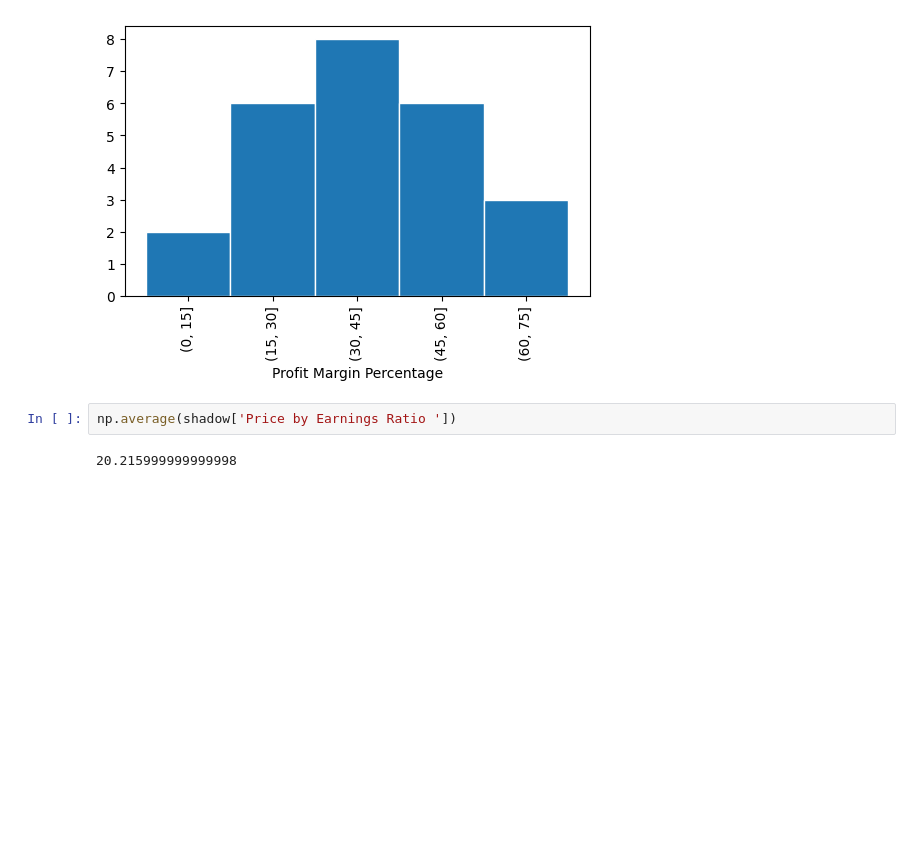
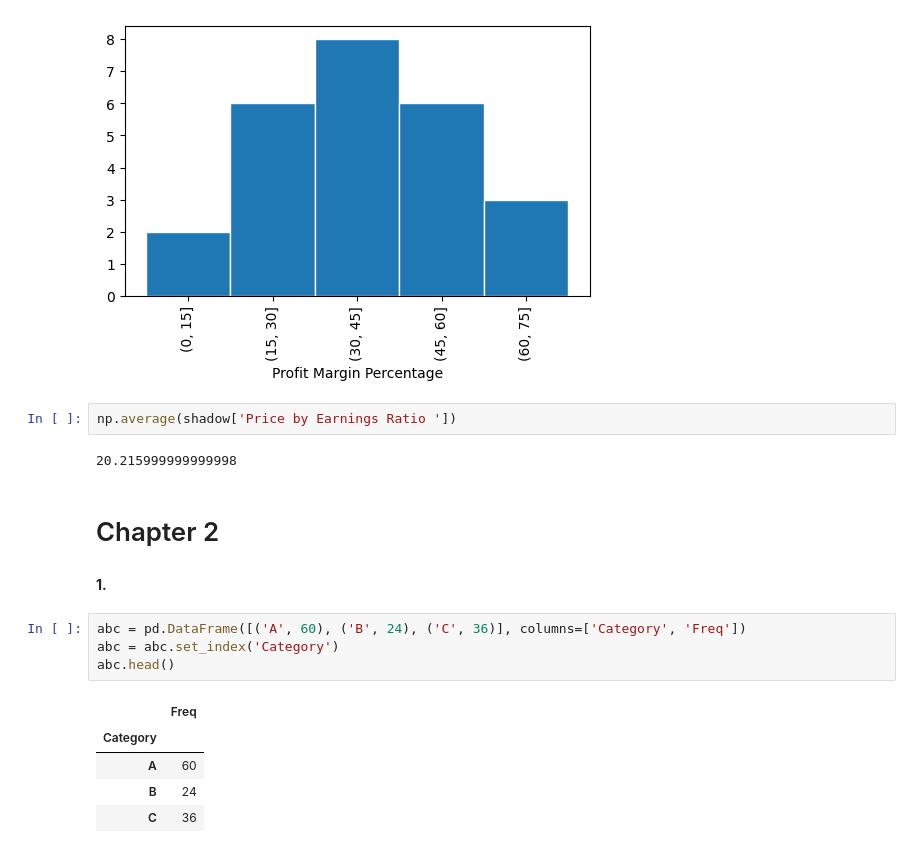
Before and after one commit to zenbaei/Data_Stats_Practice, a Jupyter notebook: Statistics_4_Business_Solutions.ipynb, the cells around one changed output. Drawn from its saved outputs; the diff is of its cells as text; blank space fills up the shorter version.

Commit message:
chapter 2

```diff
--- a/Statistics_4_Business_Solutions.ipynb
+++ b/Statistics_4_Business_Solutions.ipynb
@@ -395,3 +395,17 @@ fig, ax = plt.subplots(figsize=(6, 3.5))
 np.average(shadow['Price by Earnings Ratio '])
 # %% [output]
 20.215999999999998
+# %% [markdown]
+# Chapter 2
+# %% [markdown]
+**1.**
+# %%
+abc = pd.DataFrame([('A', 60), ('B', 24), ('C', 36)], columns=['Category', 'Freq'])
+abc = abc.set_index('Category')
+abc.head()
+# %% [output]
+|  | Freq |
+| Category |  |
+| A | 60 |
+| B | 24 |
+| C | 36 |
```
Also changed, not shown: parts of 21 cells of this notebook.
